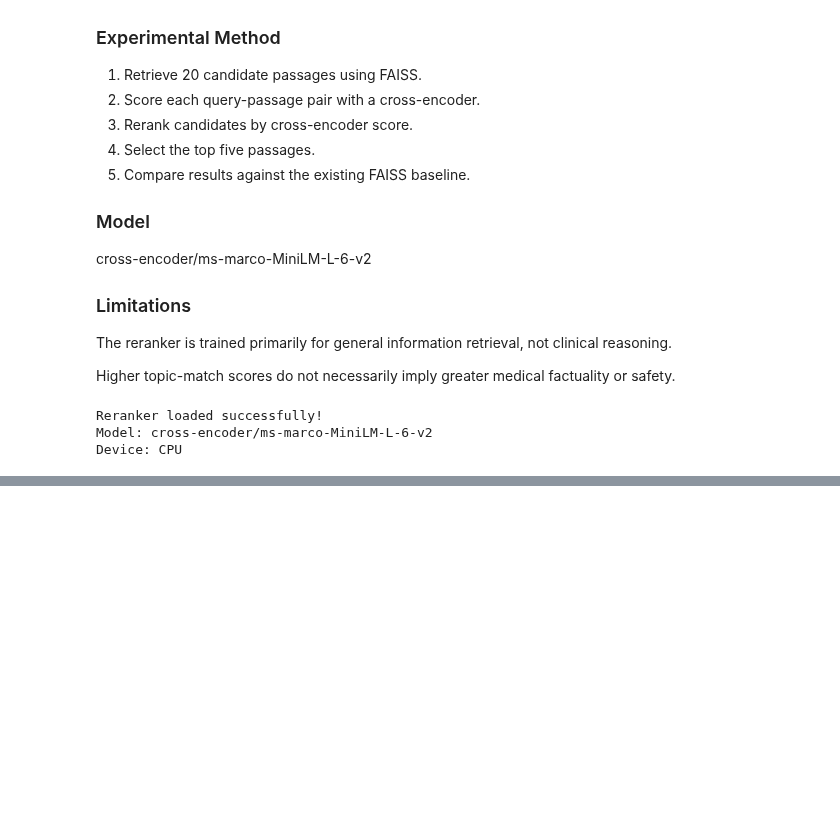
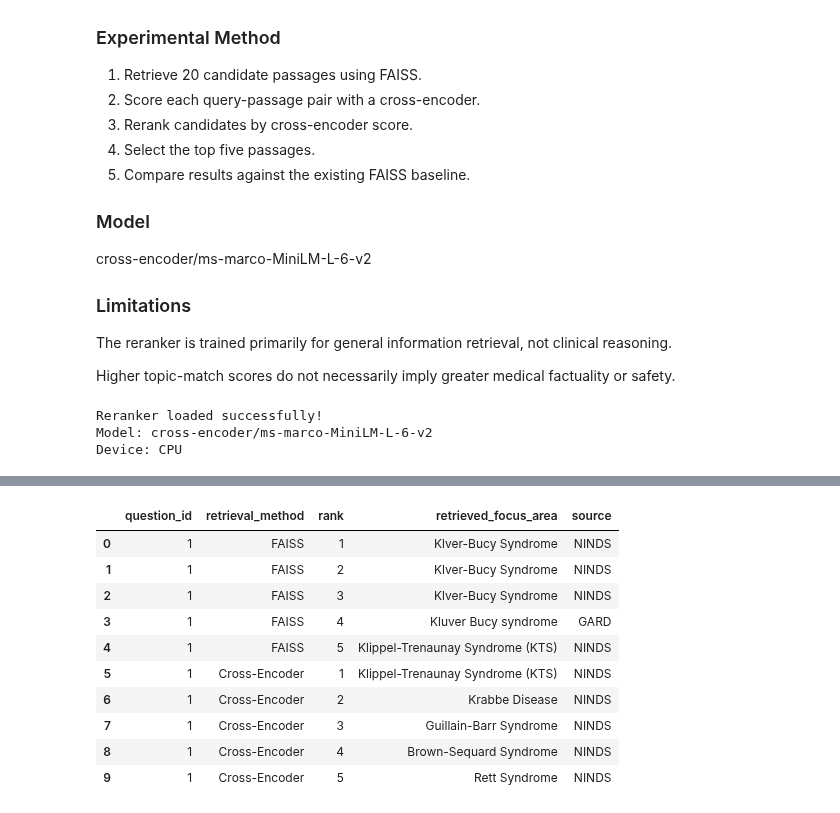
Before and after one commit to McChandra/medical_chatbot, a Jupyter notebook: notebooks/rag_retrieval_evaluation.ipynb, the cells around one changed output, grey strips where cells are left out. Saved outputs shown, nothing was run; the diff lists cells and outputs as text; code cells hidden in the pictures; blank space fills up the shorter version.

```diff
--- a/notebooks/rag_retrieval_evaluation.ipynb
+++ b/notebooks/rag_retrieval_evaluation.ipynb
@@ -703,0 +1174,79 @@ Device: CPU
+# %%
+review_records = []
+
+for question_id, row in selected_questions.iterrows():
+
+    query = row["question"]
+    expected_focus = row["expected_focus_area"]
+
+    # Original FAISS retrieval
+    faiss_results = retrieve_medical_passages(
+        query=query,
+        top_k=5
+    )
+
+    # Cross-encoder reranking
+    reranked_results = retrieve_and_rerank(
+        query=query,
+        candidate_k=20,
+        top_k=5
+    )
+
+    # Record FAISS results
+    for _, result in faiss_results.iterrows():
+
+        review_records.append({
+            "question_id": question_id + 1,
+            "question": query,
+            "expected_focus_area": expected_focus,
+            "outcome": row["outcome"],
+            "retrieval_method": "FAISS",
+            "rank": result["rank"],
+            "retrieved_focus_area": result["focus_area"],
+            "source": result["source"],
+            "passage": result["passage"],
+            "similarity_score": result["similarity"],
+            "reranker_score": None,
+            "relevance_grade": None,
+            "error_category": None,
+            "reviewer_comments": None
+        })
+
+    # Record reranked results
+    for _, result in reranked_results.iterrows():
+
+        review_records.append({
+            "question_id": question_id + 1,
+            "question": query,
+            "expected_focus_area": expected_focus,
+            "outcome": row["outcome"],
+            "retrieval_method": "Cross-Encoder",
+            "rank": result["reranked_rank"],
+            "retrieved_focus_area": result["focus_area"],
+            "source": result["source"],
+            "passage": result["passage"],
+            "similarity_score": result["faiss_score"],
+            "reranker_score": result["reranker_score"],
+            "relevance_grade": None,
+            "error_category": None,
+            "reviewer_comments": None
+        })
+
+manual_review_df = pd.DataFrame(review_records)
+
+print("Total review rows:", len(manual_review_df))
+print("\nRetrieval methods:")
+print(manual_review_df["retrieval_method"].value_counts())
+
+display(
+    manual_review_df[
+        [
+            "question_id",
+            "retrieval_method",
+            "rank",
+            "retrieved_focus_area",
+            "source"
+        ]
+    ].head(10)
+)
+# %% [output]
@@ -703,0 +1260,11 @@ Device: CPU
+|  | question_id | retrieval_method | rank | retrieved_focus_area | source |
+| 0 | 1 | FAISS | 1 | Klver-Bucy Syndrome | NINDS |
+| 1 | 1 | FAISS | 2 | Klver-Bucy Syndrome | NINDS |
+| 2 | 1 | FAISS | 3 | Klver-Bucy Syndrome | NINDS |
+| 3 | 1 | FAISS | 4 | Kluver Bucy syndrome | GARD |
+| 4 | 1 | FAISS | 5 | Klippel-Trenaunay Syndrome (KTS) | NINDS |
+| 5 | 1 | Cross-Encoder | 1 | Klippel-Trenaunay Syndrome (KTS) | NINDS |
+| 6 | 1 | Cross-Encoder | 2 | Krabbe Disease | NINDS |
+| 7 | 1 | Cross-Encoder | 3 | Guillain-Barr Syndrome | NINDS |
+| 8 | 1 | Cross-Encoder | 4 | Brown-Sequard Syndrome | NINDS |
+| 9 | 1 | Cross-Encoder | 5 | Rett Syndrome | NINDS |
```
Also changed, not shown: parts of 55 cells of this notebook.
